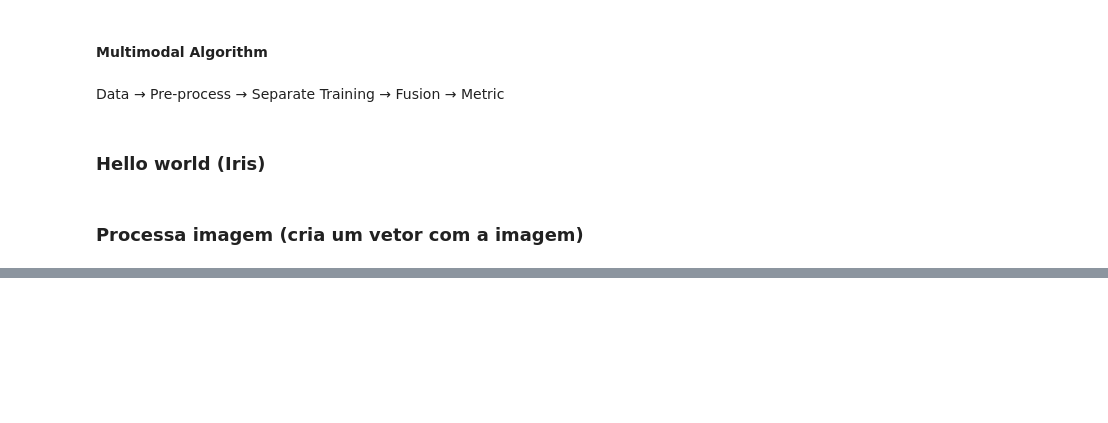
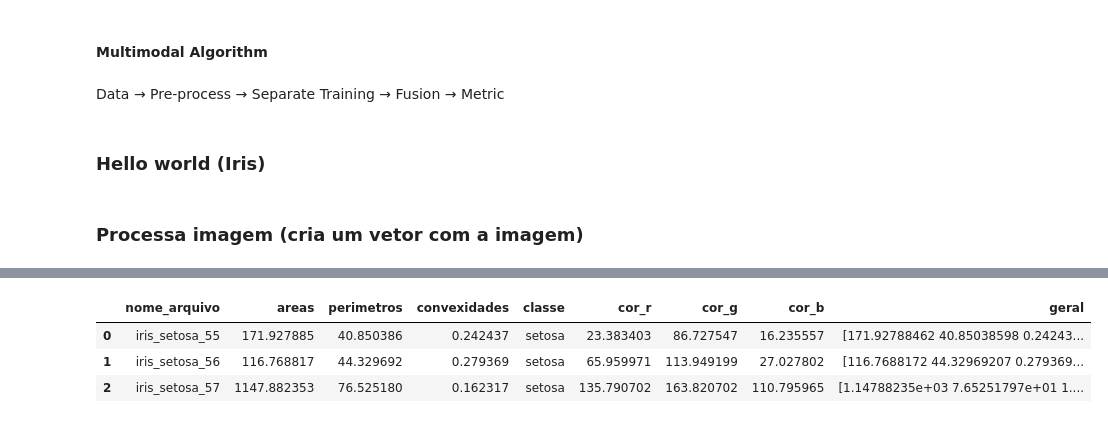
Before and after one commit to deiveleal/multi_modal_machine_learning, a Jupyter notebook: HelloWorld/MultiModalAlgorithm.ipynb, the cells around one changed output, grey strips where cells are left out. Saved outputs shown, nothing was run; the diff lists cells and outputs as text; code cells hidden in the pictures; blank space fills up the shorter version.

```diff
--- a/HelloWorld/MultiModalAlgorithm.ipynb
+++ b/HelloWorld/MultiModalAlgorithm.ipynb
@@ -435,0 +129,2 @@ audio = tf.keras.utils.audio_dataset_from_directory(
+# %%
+df_iris_test = pd.read_csv('sample/iris/iris_test.csv')
@@ -435,0 +150,7 @@ audio = tf.keras.utils.audio_dataset_from_directory(
+# %%
+df_iris_test.head(3)
+# %% [output]
+|  | nome_arquivo | areas | perimetros | convexidades | classe | cor_r | cor_g | cor_b | geral |
+| 0 | iris_setosa_55 | 171.927885 | 40.850386 | 0.242437 | setosa | 23.383403 | 86.727547 | 16.235557 | [171.92788462 40.85038598 0.24243... |
+| 1 | iris_setosa_56 | 116.768817 | 44.329692 | 0.279369 | setosa | 65.959971 | 113.949199 | 27.027802 | [116.7688172 44.32969207 0.279369... |
+| 2 | iris_setosa_57 | 1147.882353 | 76.525180 | 0.162317 | setosa | 135.790702 | 163.820702 | 110.795965 | [1.14788235e+03 7.65251797e+01 1.... |
```
Also changed, not shown: parts of 51 cells of this notebook, 2 other files.
